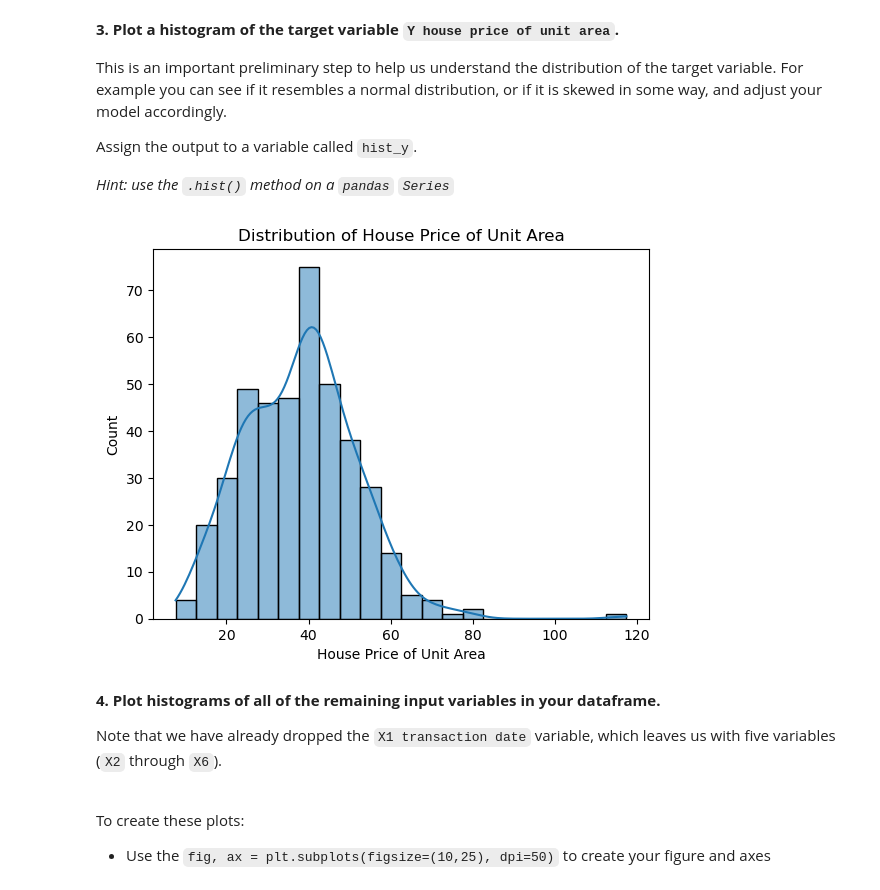
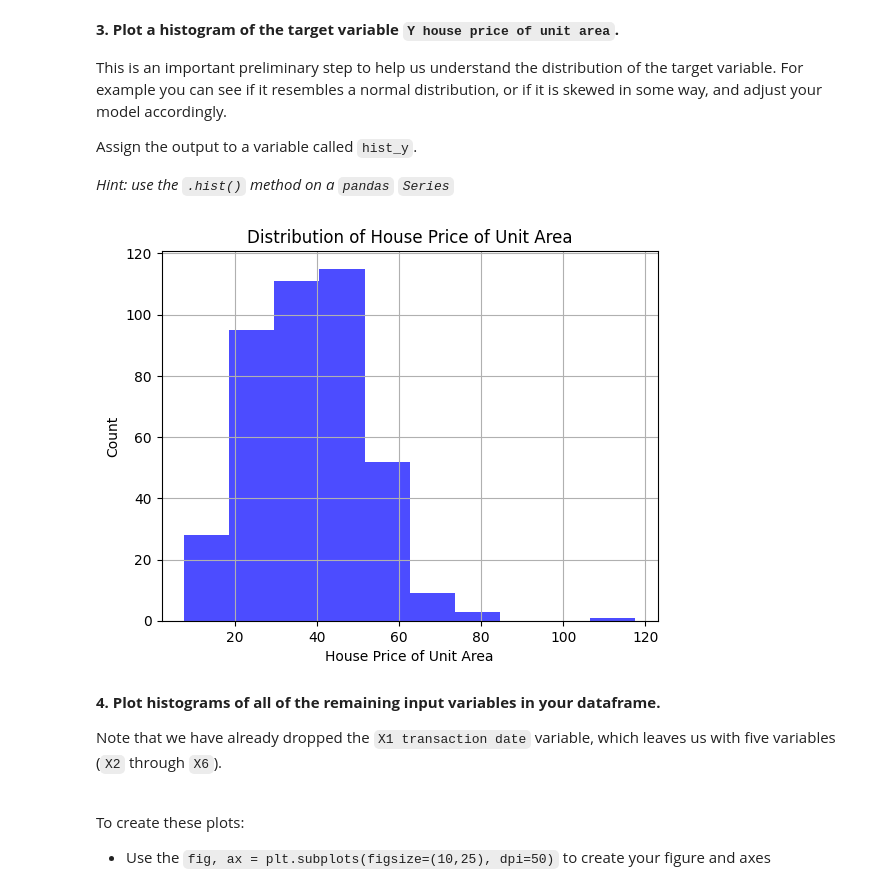
Before and after one commit to hackneycrypto/Introduction-to-Machine-Learning, a Jupyter notebook: notebooks/real_estate_analysis.ipynb, the cells around one changed output. Saved outputs shown, nothing was run; the diff lists cells and outputs as text; code cells hidden in the pictures.

Commit message:
Update real_estate_analysis.ipynb
Fixed some issues and pass rate now at 95%

```diff
--- a/notebooks/real_estate_analysis.ipynb
+++ b/notebooks/real_estate_analysis.ipynb
@@ -43,7 +43,7 @@ import matplotlib.pyplot as plt
 
 With these libaries, in particular `pandas`, let's load the `real_estate_valuation_data_set.csv` file, which is located in a folder called `data`, into a DataFrame named `df` using the following code:
 # %%
-df = pd.read_csv('../data/real_estate_valuation_data_set.csv')
+df = pd.read_csv('data/real_estate_valuation_data_set.csv')
 df.head()
 # %% [output]
 |  | X1 transaction date | X2 house age | X3 distance to the nearest MRT st... | X4 number of convenience stores | X5 latitude | ... |
@@ -101,18 +99,18 @@ Assign the output to a variable called `hist_y`.
 
 *Hint: use the `.hist()` method on a `pandas` `Series`*
 # %%
-# We create a new figure to make sure other figures in the notebook don't get modified
-plt.figure()
+# Create the histogram directly using the pandas .hist() method
+hist_y = df_new['Y house price of unit area'].hist(color='blue', alpha=0.7)
 
-# Your code here
-hist_y = df_new['Y house price of unit area'].values
-sns.histplot(hist_y, kde=True)
+# Add labels and title
 plt.xlabel('House Price of Unit Area')
 plt.ylabel('Count')
 plt.title('Distribution of House Price of Unit Area')
+
+# Display the plot
 plt.show()
 # %% [output]
-[figure, old version]
+[figure, new version]
 # %% [markdown]
 **4. Plot histograms of all of the remaining input variables in your dataframe.**
 
```
Also changed, not shown: parts of 10 cells of this notebook.
